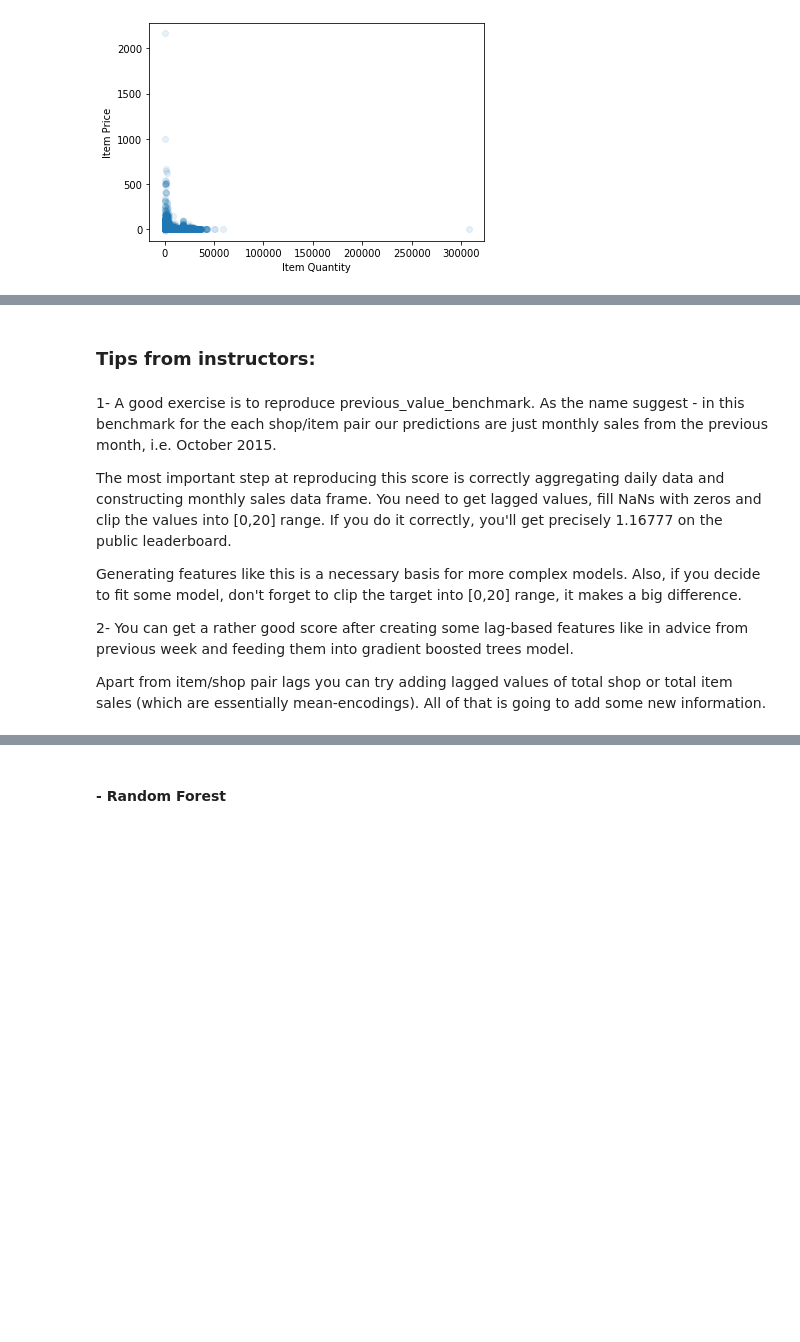
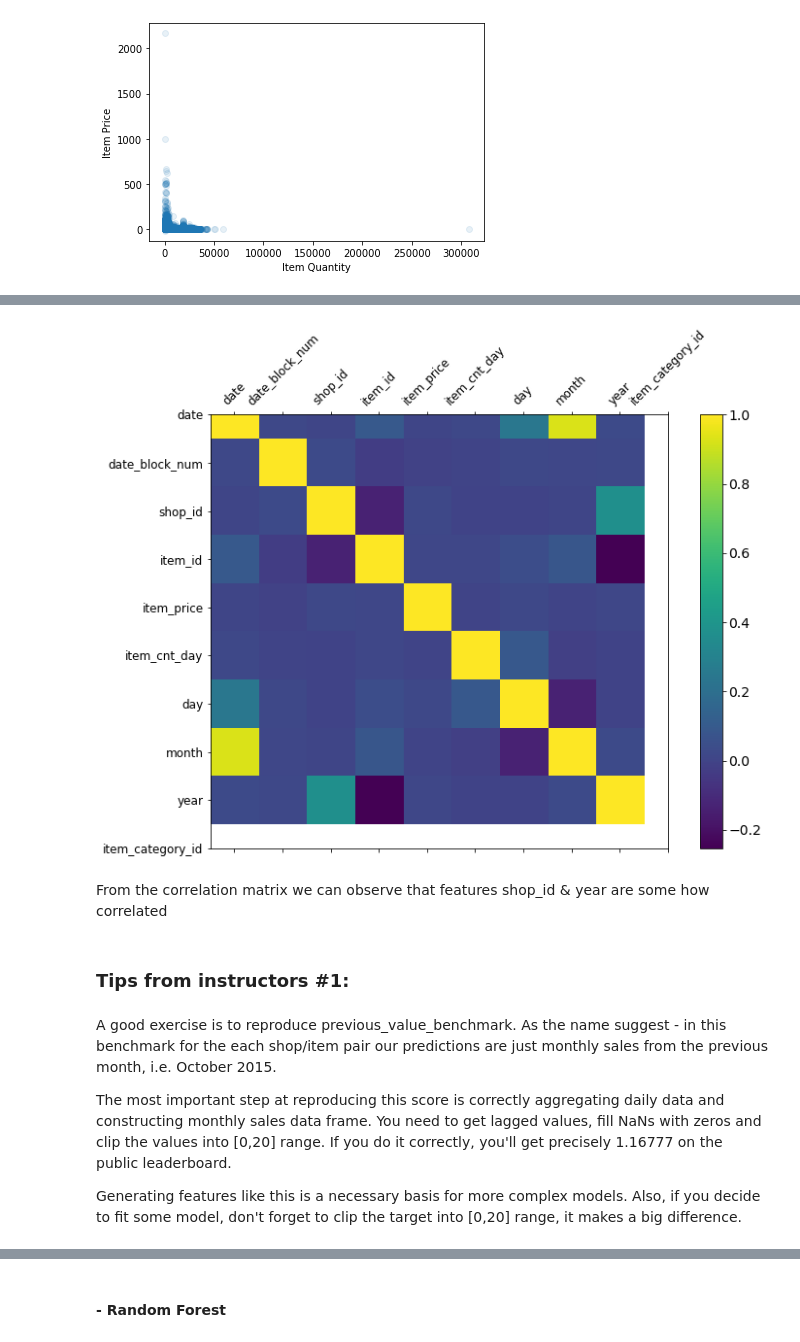
Before and after one commit to davidhoga89/Data_Science_Kaggle, a Jupyter notebook: Final_Project/Final_Project_Kaggle_Coursera.ipynb, the cells around one changed output, grey strips where cells are left out. Drawn from its saved outputs; the diff is of its cells as text; code cells hidden in the pictures; blank space fills up the shorter version.

```diff
--- a/Final_Project/Final_Project_Kaggle_Coursera.ipynb
+++ b/Final_Project/Final_Project_Kaggle_Coursera.ipynb
@@ -202,0 +228,4 @@ plt.show()
+# %%
+df = df[df['item_price']<100000]
+df = df[df['item_cnt_day']<1000]
+df[['item_price','item_cnt_day']].describe()
@@ -203,12 +242,20 @@ plt.show()
+# %%
+fig3 = plt.figure(figsize=(12, 8))
+plt.matshow(df.corr(), fignum=fig3.number)
+plt.xticks(range(df.shape[1]), df.columns, fontsize=12, rotation=45)
+plt.yticks(range(df.shape[1]), df.columns, fontsize=12)
+cb = plt.colorbar()
+cb.ax.tick_params(labelsize=14)
+#plt.title('Correlation Matrix', fontsize=16);
+# %% [output]
+[figure, added]
+# %% [markdown]
+From the correlation matrix we can observe that features shop_id & year are some how correlated
 # %% [markdown]
-### Tips from instructors:
+### Tips from instructors #1:
 # %% [markdown]
-1- A good exercise is to reproduce previous_value_benchmark. As the name suggest - in this benchmark for the each shop/item pair our predictions are just monthly sales from the previous month, i.e. October 2015.
+A good exercise is to reproduce previous_value_benchmark. As the name suggest - in this benchmark for the each shop/item pair our predictions are just monthly sales from the previous month, i.e. October 2015.
 
 The most important step at reproducing this score is correctly aggregating daily data and constructing monthly sales data frame. You need to get lagged values, fill NaNs with zeros and clip the values into [0,20] range. If you do it correctly, you'll get precisely 1.16777 on the public leaderboard.
 
 Generating features like this is a necessary basis for more complex models. Also, if you decide to fit some model, don't forget to clip the target into [0,20] range, it makes a big difference.
-
-2- You can get a rather good score after creating some lag-based features like in advice from previous week and feeding them into gradient boosted trees model.
-
-Apart from item/shop pair lags you can try adding lagged values of total shop or total item sales (which are essentially mean-encodings). All of that is going to add some new information.
```
Also changed, not shown: parts of 17 cells of this notebook.
